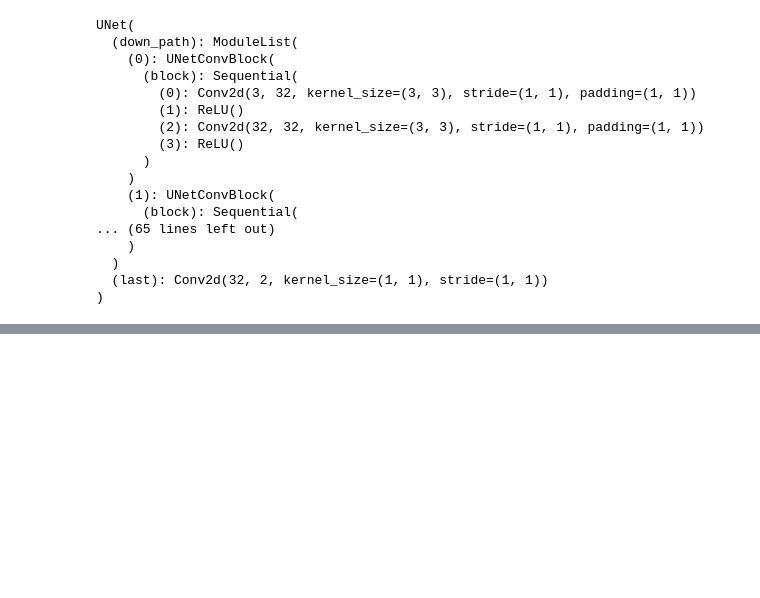
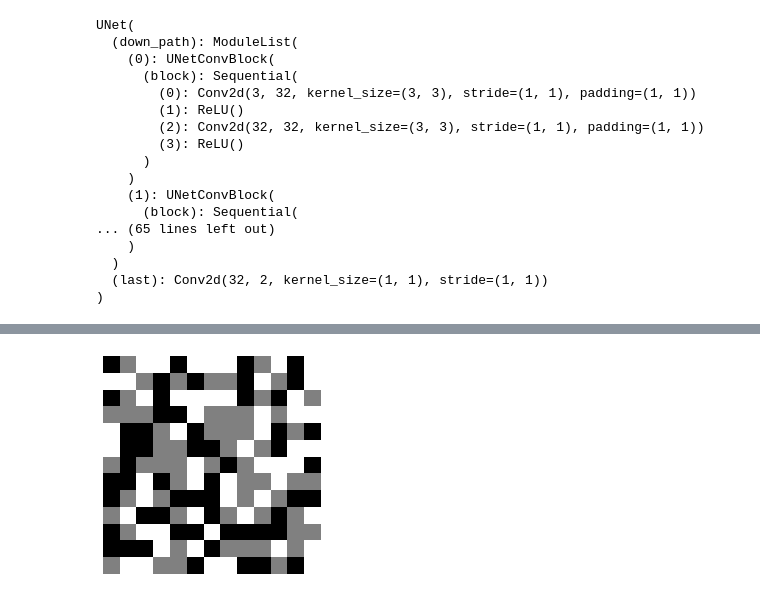
Before and after one commit to LuanAdemi/VisualGo, a Jupyter notebook: MaskTransformer.ipynb, the cells around one changed output, grey strips where cells are left out. Saved outputs shown, nothing was run; the diff lists cells and outputs as text; code cells hidden in the pictures; blank space fills up the shorter version.

```diff
--- a/MaskTransformer.ipynb
+++ b/MaskTransformer.ipynb
@@ -89,0 +106,6 @@ with torch.no_grad():
+# %%
+plt.imshow(y, cmap="gray")
+plt.axis('off')
+plt.show()
+# %% [output]
+[figure, added]
```
Also changed, not shown: parts of 8 cells of this notebook, 4 other files.
